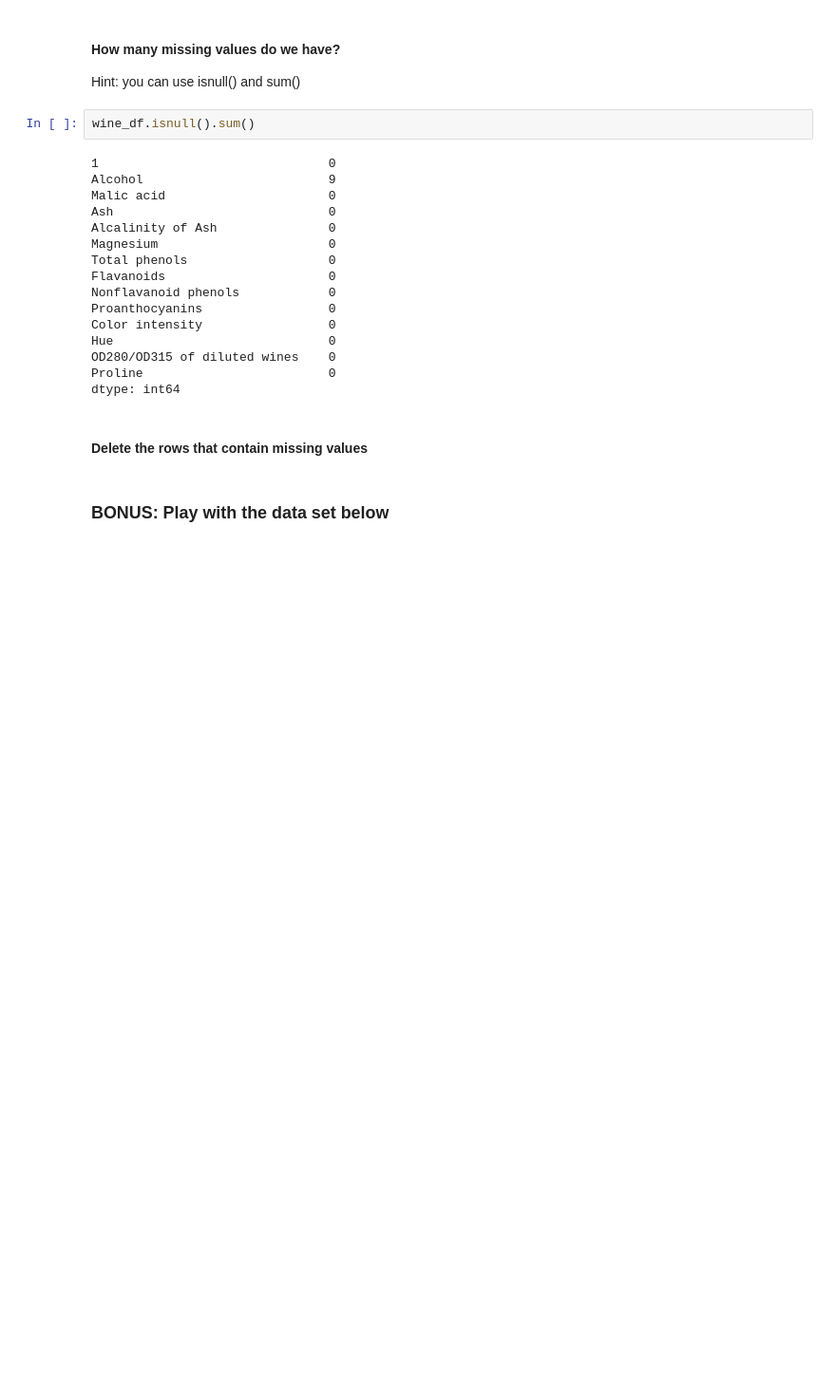
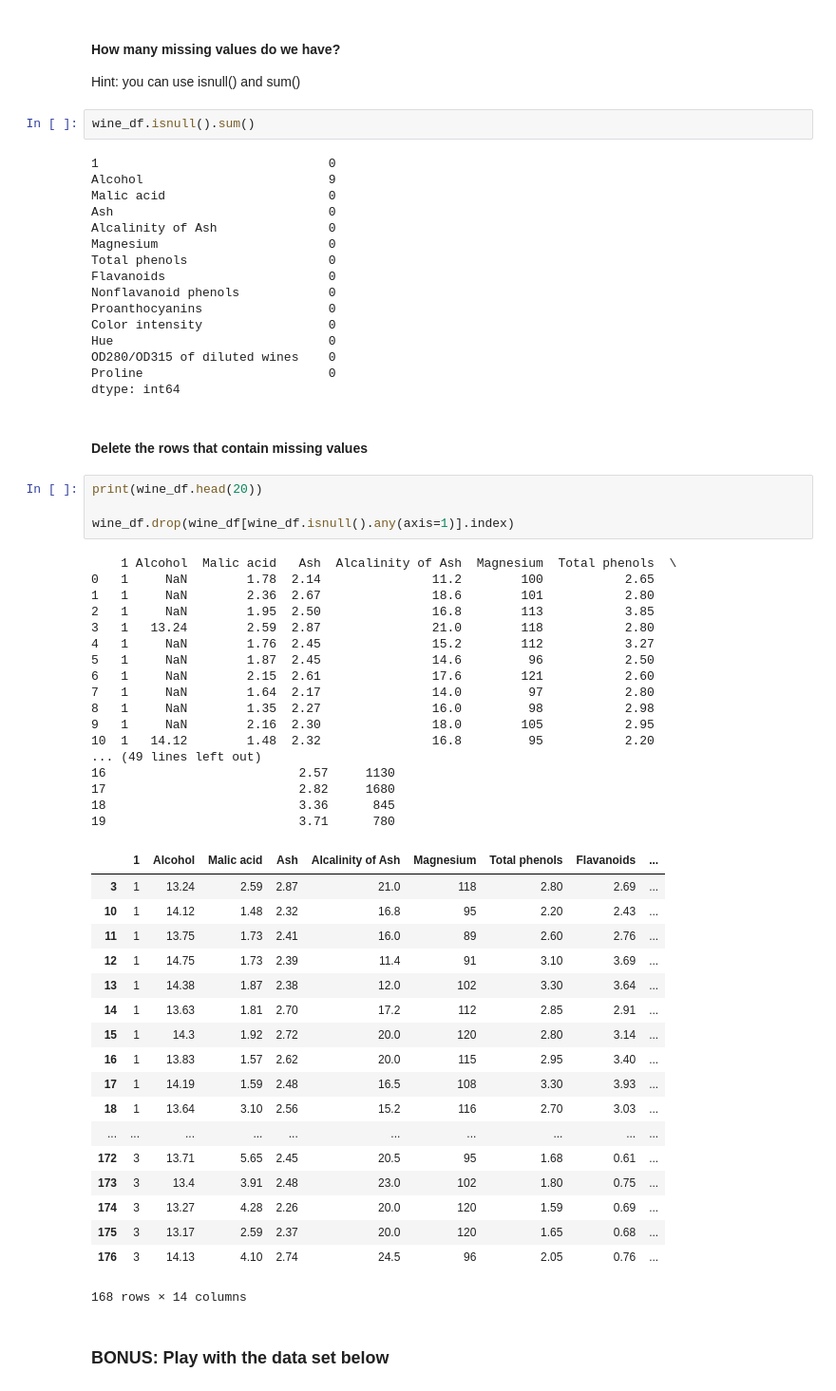
Before and after one commit to MLCCKolkata/Assignment-3, a Jupyter notebook: Exercise.ipynb, the cells around one changed output. Shown at 95% size. Cells and saved outputs as stored; diff of their text form; blank space fills up the shorter version.

```diff
--- a/Exercise.ipynb
+++ b/Exercise.ipynb
@@ -200,5 +200,45 @@ Proline                         0
 dtype: int64
 # %% [markdown]
 #### Delete the rows that contain missing values
+# %%
+print(wine_df.head(20))
+
+wine_df.drop(wine_df[wine_df.isnull().any(axis=1)].index)
+# %% [output]
+    1 Alcohol  Malic acid   Ash  Alcalinity of Ash  Magnesium  Total phenols  \
+0   1     NaN        1.78  2.14               11.2        100           2.65
+1   1     NaN        2.36  2.67               18.6        101           2.80
+2   1     NaN        1.95  2.50               16.8        113           3.85
+3   1   13.24        2.59  2.87               21.0        118           2.80
+4   1     NaN        1.76  2.45               15.2        112           3.27
+5   1     NaN        1.87  2.45               14.6         96           2.50
+6   1     NaN        2.15  2.61               17.6        121           2.60
+7   1     NaN        1.64  2.17               14.0         97           2.80
+8   1     NaN        1.35  2.27               16.0         98           2.98
+9   1     NaN        2.16  2.30               18.0        105           2.95
+10  1   14.12        1.48  2.32               16.8         95           2.20
+... (49 lines left out)
+16                          2.57     1130
+17                          2.82     1680
+18                          3.36      845
+19                          3.71      780
+|  | 1 | Alcohol | Malic acid | Ash | Alcalinity of Ash | Magnesium | Total phenols | Flavanoids | ... |
+| 3 | 1 | 13.24 | 2.59 | 2.87 | 21.0 | 118 | 2.80 | 2.69 | ... |
+| 10 | 1 | 14.12 | 1.48 | 2.32 | 16.8 | 95 | 2.20 | 2.43 | ... |
+| 11 | 1 | 13.75 | 1.73 | 2.41 | 16.0 | 89 | 2.60 | 2.76 | ... |
+| 12 | 1 | 14.75 | 1.73 | 2.39 | 11.4 | 91 | 3.10 | 3.69 | ... |
+| 13 | 1 | 14.38 | 1.87 | 2.38 | 12.0 | 102 | 3.30 | 3.64 | ... |
+| 14 | 1 | 13.63 | 1.81 | 2.70 | 17.2 | 112 | 2.85 | 2.91 | ... |
+| 15 | 1 | 14.3 | 1.92 | 2.72 | 20.0 | 120 | 2.80 | 3.14 | ... |
+| 16 | 1 | 13.83 | 1.57 | 2.62 | 20.0 | 115 | 2.95 | 3.40 | ... |
+| 17 | 1 | 14.19 | 1.59 | 2.48 | 16.5 | 108 | 3.30 | 3.93 | ... |
+| 18 | 1 | 13.64 | 3.10 | 2.56 | 15.2 | 116 | 2.70 | 3.03 | ... |
+| ... | ... | ... | ... | ... | ... | ... | ... | ... | ... |
+| 172 | 3 | 13.71 | 5.65 | 2.45 | 20.5 | 95 | 1.68 | 0.61 | ... |
+| 173 | 3 | 13.4 | 3.91 | 2.48 | 23.0 | 102 | 1.80 | 0.75 | ... |
+| 174 | 3 | 13.27 | 4.28 | 2.26 | 20.0 | 120 | 1.59 | 0.69 | ... |
+| 175 | 3 | 13.17 | 2.59 | 2.37 | 20.0 | 120 | 1.65 | 0.68 | ... |
+| 176 | 3 | 14.13 | 4.10 | 2.74 | 24.5 | 96 | 2.05 | 0.76 | ... |
+168 rows × 14 columns
 # %% [markdown]
 ### BONUS: Play with the data set below
```
